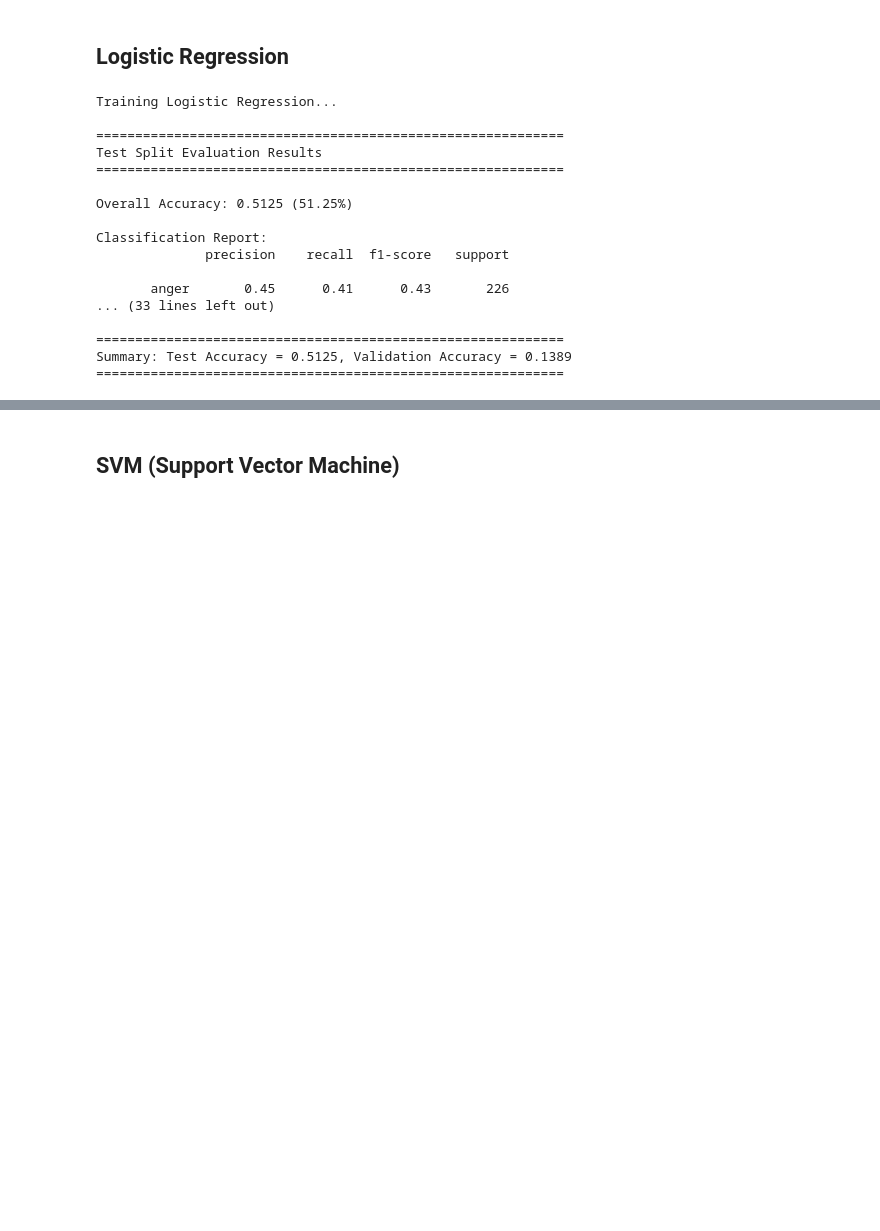
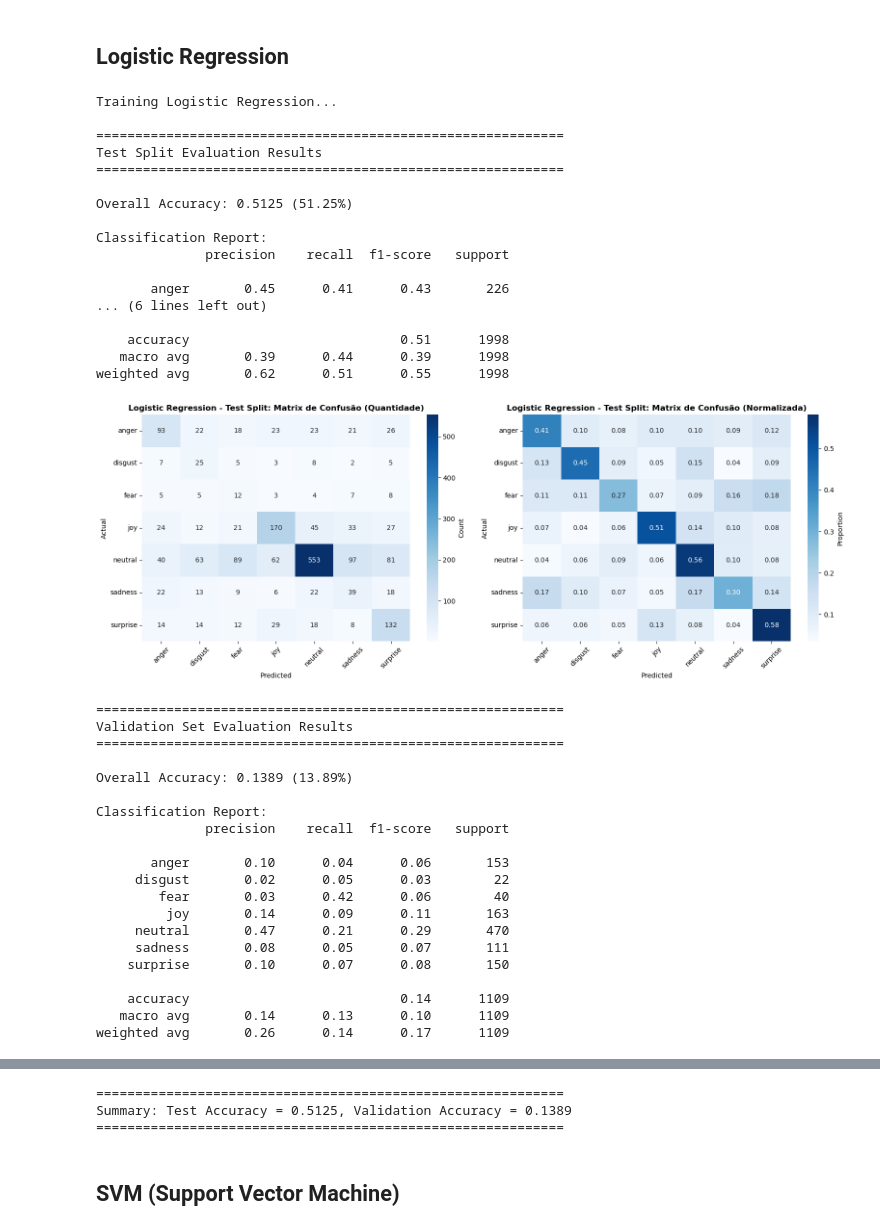
Before and after one commit to PedroVNasc/CCD-2025, a Jupyter notebook: C3/C3_Final.ipynb, the cells around one changed output, grey strips where cells are left out. Drawn from its saved outputs; the diff is of its cells as text; code cells hidden in the pictures; blank space fills up the shorter version.

```diff
--- a/C3/C3_Final.ipynb
+++ b/C3/C3_Final.ipynb
@@ -8,11 +8,16 @@ import torch
 import torch.nn as nn
 from torch.utils.data import DataLoader, TensorDataset
 from pathlib import Path
-from tqdm import tqdm
+import matplotlib.pyplot as plt
+import seaborn as sns
 from sklearn.linear_model import LogisticRegression
 from sklearn.metrics import classification_report, accuracy_score, confusion_matrix
 from sklearn.model_selection import train_test_split
 from sklearn.preprocessing import StandardScaler
+
+# Set style for better-looking plots
+plt.style.use('default')
+sns.set_palette("husl")
 # %%
 DATA_DIRS = {
     "train": "./data/train/train_splits",
@@ -157,38 +187,57 @@ X, y = load_embeddings(train_df, cfg, normalize=cfg["training"].get("normalize",
 Xtr, Xte, ytr, yte = train_test_split(X, y, test_size=cfg["training"].get("test_split", 0.2),
                                       random_state=cfg["training"]["seed"])
 
 print("Training Logistic Regression...")
 clf = LogisticRegression(max_iter=1000, class_weight="balanced")
 clf.fit(Xtr, ytr)
 
-# Evaluate on test split
 pred_test = clf.predict(Xte)
 emotion_names = train_df["emotion"].astype("category").cat.categories
-test_acc = evaluate_model(yte, pred_test, emotion_names, "Test Split")
+test_acc = evaluate_model(yte, pred_test, emotion_names, "Test Split", model_name="Logistic Regression")
 
-# Evaluate on validation set
 X_val, y_val = load_embeddings(val_df, cfg, normalize=cfg["training"].get("normalize", False))
 pred_val = clf.predict(X_val)
-val_acc = evaluate_model(y_val, pred_val, val_df["emotion"].astype("category").cat.categories, "Validation Set")
+val_acc = evaluate_model(y_val, pred_val, val_df["emotion"].astype("category").cat.categories, "Validation Set", model_name="Logistic Regression")
 
 print(f"\n{'='*60}")
 print(f"Summary: Test Accuracy = {test_acc:.4f}, Validation Accuracy = {val_acc:.4f}")
 print(f"{'='*60}")
 # %% [output]
 Training Logistic Regression...
 
 ============================================================
 Test Split Evaluation Results
 ============================================================
 
 Overall Accuracy: 0.5125 (51.25%)
 
 Classification Report:
               precision    recall  f1-score   support
 
        anger       0.45      0.41      0.43       226
-... (33 lines left out)
+... (6 lines left out)
 
-============================================================
-Summary: Test Accuracy = 0.5125, Validation Accuracy = 0.1389
-============================================================
+    accuracy                           0.51      1998
+   macro avg       0.39      0.44      0.39      1998
+weighted avg       0.62      0.51      0.55      1998
+[figure, added]
+============================================================
+Validation Set Evaluation Results
+============================================================
+
+Overall Accuracy: 0.1389 (13.89%)
+
+Classification Report:
+              precision    recall  f1-score   support
+
+       anger       0.10      0.04      0.06       153
+     disgust       0.02      0.05      0.03        22
+        fear       0.03      0.42      0.06        40
+         joy       0.14      0.09      0.11       163
+     neutral       0.47      0.21      0.29       470
+     sadness       0.08      0.05      0.07       111
+    surprise       0.10      0.07      0.08       150
+
+    accuracy                           0.14      1109
+   macro avg       0.14      0.13      0.10      1109
+weighted avg       0.26      0.14      0.17      1109
@@ -195,3 +245,6 @@ Summary: Test Accuracy = 0.5125, Validation Accuracy = 0.1389
+============================================================
+Summary: Test Accuracy = 0.5125, Validation Accuracy = 0.1389
+============================================================
 # %% [markdown]
 ## SVM (Support Vector Machine)
 # %%
```
Also changed, not shown: parts of 17 cells of this notebook, 1 other file.
